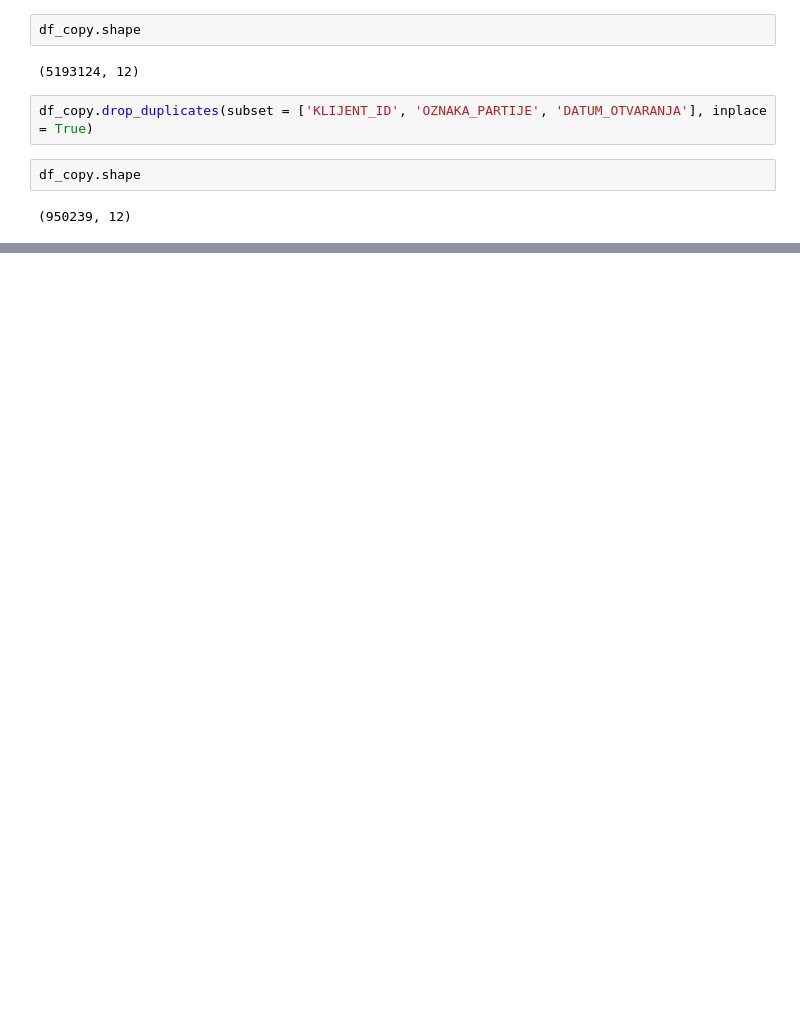
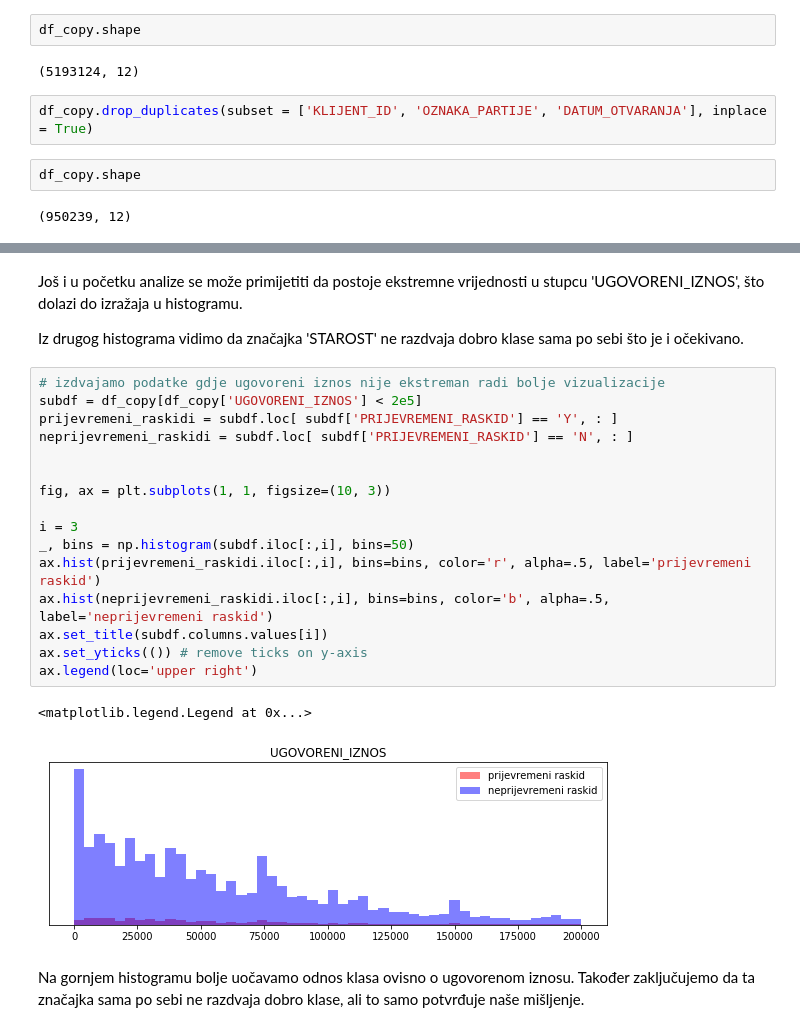
Before and after one commit to drajsel/Outliers, a Jupyter notebook: EDA-Outliers.ipynb, the cells around one changed output, grey strips where cells are left out. Saved outputs shown, nothing was run; the diff lists cells and outputs as text; blank space fills up the shorter version.

```diff
--- a/EDA-Outliers.ipynb
+++ b/EDA-Outliers.ipynb
@@ -208,0 +234,25 @@ plt.xlabel('Starost');
+# %% [markdown]
+Još i u početku analize se može primijetiti da postoje ekstremne vrijednosti u stupcu 'UGOVORENI_IZNOS', što dolazi do izražaja u histogramu.
+
+Iz drugog histograma vidimo da značajka 'STAROST' ne razdvaja dobro klase sama po sebi što je i očekivano.
+# %%
+# izdvajamo podatke gdje ugovoreni iznos nije ekstreman radi bolje vizualizacije
+subdf = df_copy[df_copy['UGOVORENI_IZNOS'] < 2e5]
+prijevremeni_raskidi = subdf.loc[ subdf['PRIJEVREMENI_RASKID'] == 'Y', : ]
+neprijevremeni_raskidi = subdf.loc[ subdf['PRIJEVREMENI_RASKID'] == 'N', : ]
+
+
+fig, ax = plt.subplots(1, 1, figsize=(10, 3))
+
+i = 3
+_, bins = np.histogram(subdf.iloc[:,i], bins=50)
+ax.hist(prijevremeni_raskidi.iloc[:,i], bins=bins, color='r', alpha=.5, label='prijevremeni raskid')
+ax.hist(neprijevremeni_raskidi.iloc[:,i], bins=bins, color='b', alpha=.5, label='neprijevremeni raskid')
+ax.set_title(subdf.columns.values[i])
+ax.set_yticks(()) # remove ticks on y-axis
+ax.legend(loc='upper right')
+# %% [output]
+<matplotlib.legend.Legend at 0x...>
+[figure, added]
+# %% [markdown]
+Na gornjem histogramu bolje uočavamo odnos klasa ovisno o ugovorenom iznosu. Također zaključujemo da ta značajka sama po sebi ne razdvaja dobro klase, ali to samo potvrđuje naše mišljenje.
```
Also changed, not shown: parts of 5 cells of this notebook.
